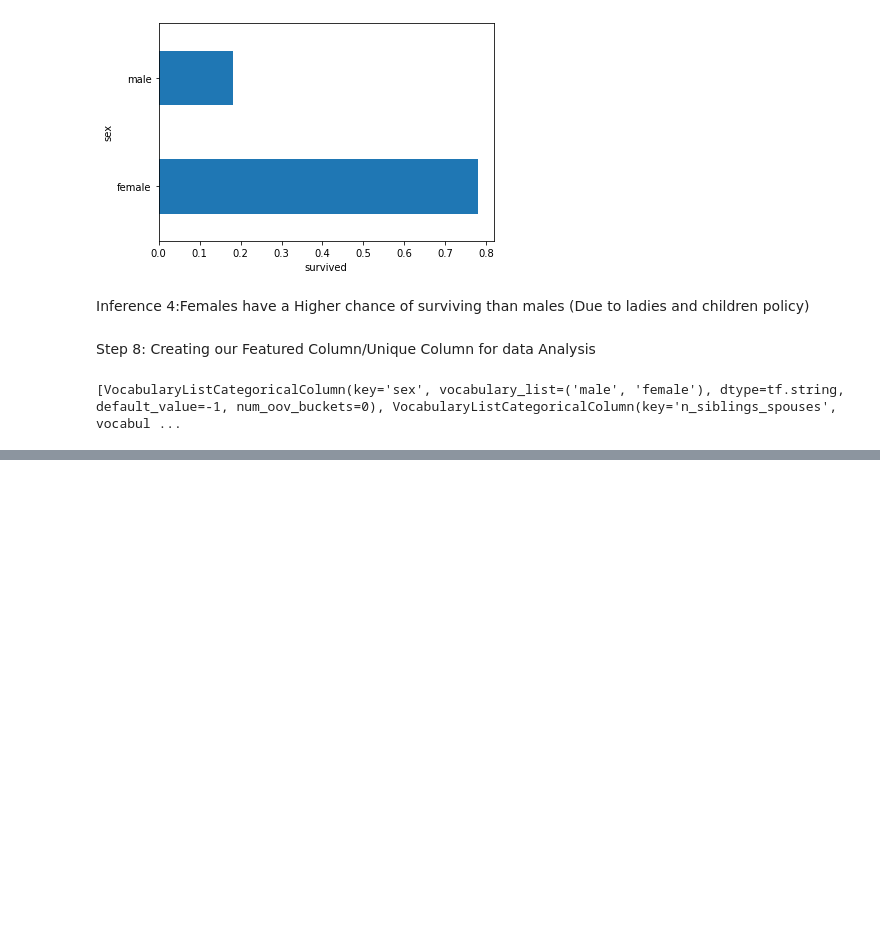
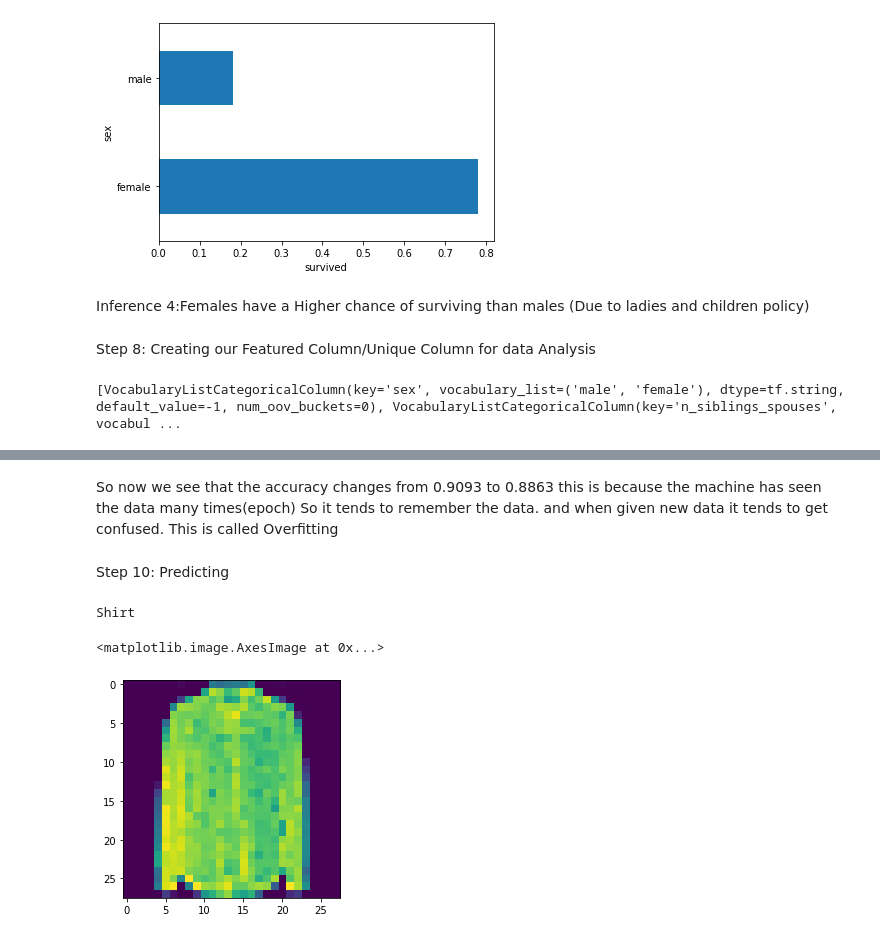
Before and after one commit to koushikpr/Machine-Learning-end-to-end-Implementations, a Jupyter notebook: Machine_Learning_Course.ipynb, the cells around one changed output, grey strips where cells are left out. Cells and saved outputs as stored; diff of their text form; code cells hidden in the pictures; blank space fills up the shorter version.

```diff
--- a/Machine_Learning_Course.ipynb
+++ b/Machine_Learning_Course.ipynb
@@ -282,0 +734,3 @@ print(fc)
+# %%
+train = train/255.0
+test = test/255.0
@@ -282,0 +739,6 @@ print(fc)
+# %%
+model  = keras.Sequential([
+                           keras.layers.Flatten(input_shape=(28,28)),
+                           keras.layers.Dense(128,activation='relu'),
+                           keras.layers.Dense(10,activation='softmax')
+])
@@ -282,0 +751,2 @@ print(fc)
+# %%
+model.compile(optimizer='adam',loss='sparse_categorical_crossentropy',metrics=['accuracy'])
@@ -282,0 +755,2 @@ print(fc)
+# %%
+model.fit(train,trainlabels,epochs=10)
@@ -282,0 +787,17 @@ print(fc)
+# %% [markdown]
+So now we see that the accuracy changes from 0.9093 to 0.8863 this is because the machine has seen the data many times(epoch) So it tends to remember the data. and when given new data it tends to get confused. This is called Overfitting
+# %% [markdown]
+Step 10: Predicting
+# %%
+pred = model.predict(test)
+#image we want to find
+imageno = 44
+#every image has a 10 class probability distribution and we select the max using numpy
+classno = np.argmax(pred[imageno])
+print(class_names[classno])
+plt.figure()
+plt.imshow(test[imageno])
+# %% [output]
+Shirt
+<matplotlib.image.AxesImage at 0x...>
+[figure, added]
```
Also changed, not shown: parts of 83 cells of this notebook.
